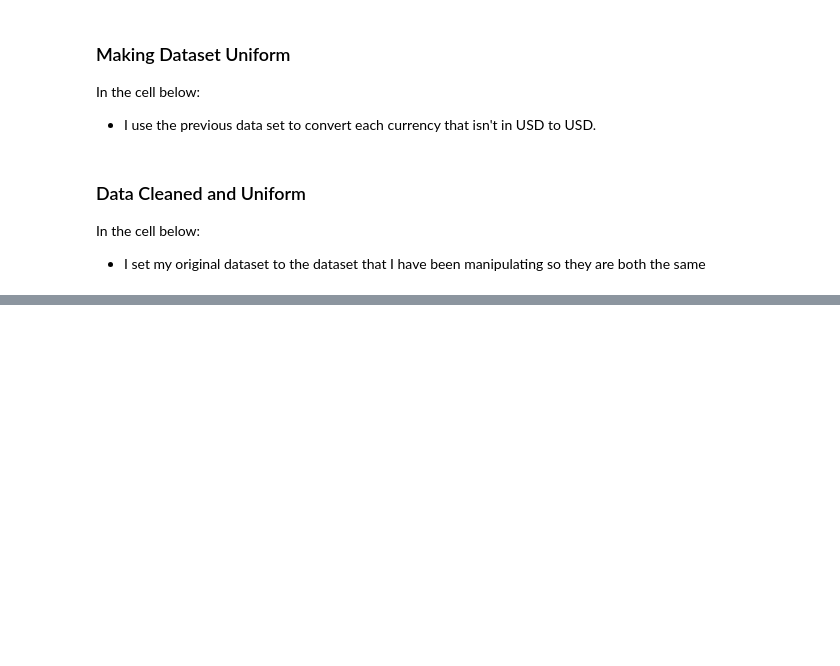
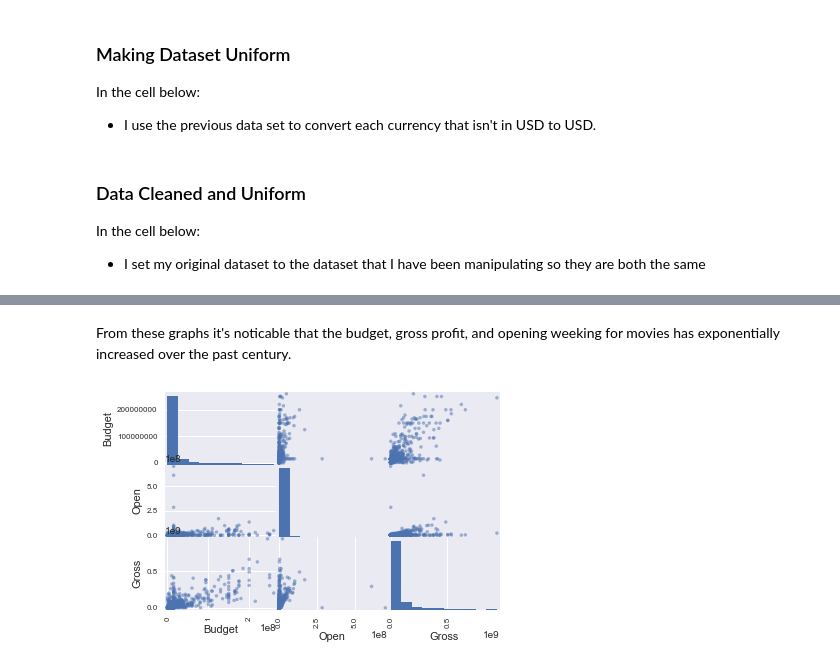
Before and after one commit to brookemosby/Movies, a Jupyter notebook: Jarvis_Project.ipynb, the cells around one changed output, grey strips where cells are left out. Cells and saved outputs as stored; diff of their text form; code cells hidden in the pictures; blank space fills up the shorter version.

```diff
--- a/Jarvis_Project.ipynb
+++ b/Jarvis_Project.ipynb
@@ -315,0 +299,7 @@ Revise any other aspects of your proposal in light of what you have learned from
+# %% [markdown]
+From these graphs it's noticable that the budget, gross profit, and opening weeking for movies has exponentially increased over the past century.
+# %%
+pd.plotting.scatter_matrix(df[["Budget","Open","Gross"]])
+plt.show()
+# %% [output]
+[figure, added]
```
Also changed, not shown: parts of 29 cells of this notebook, 3 other files.
